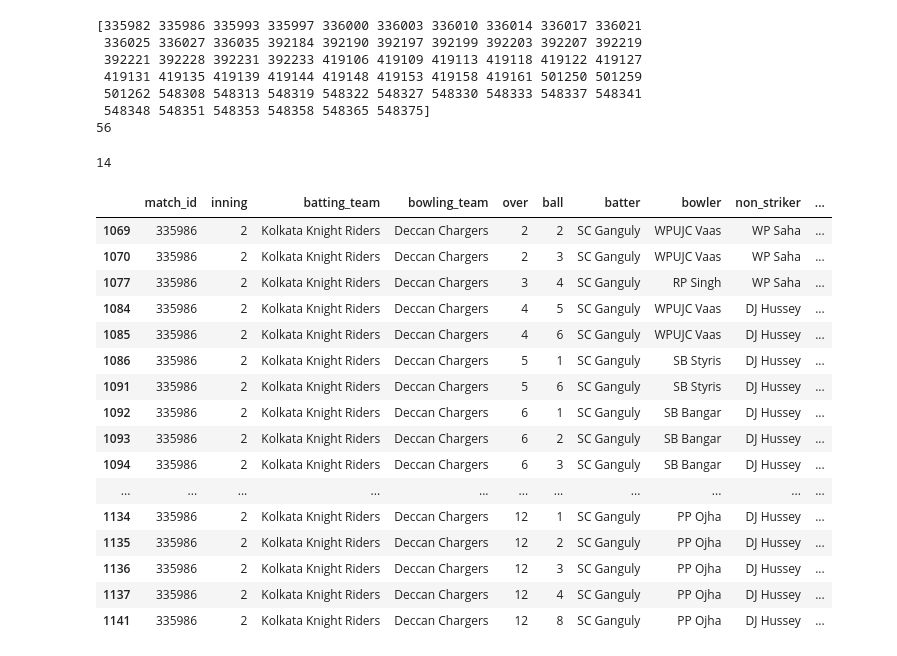
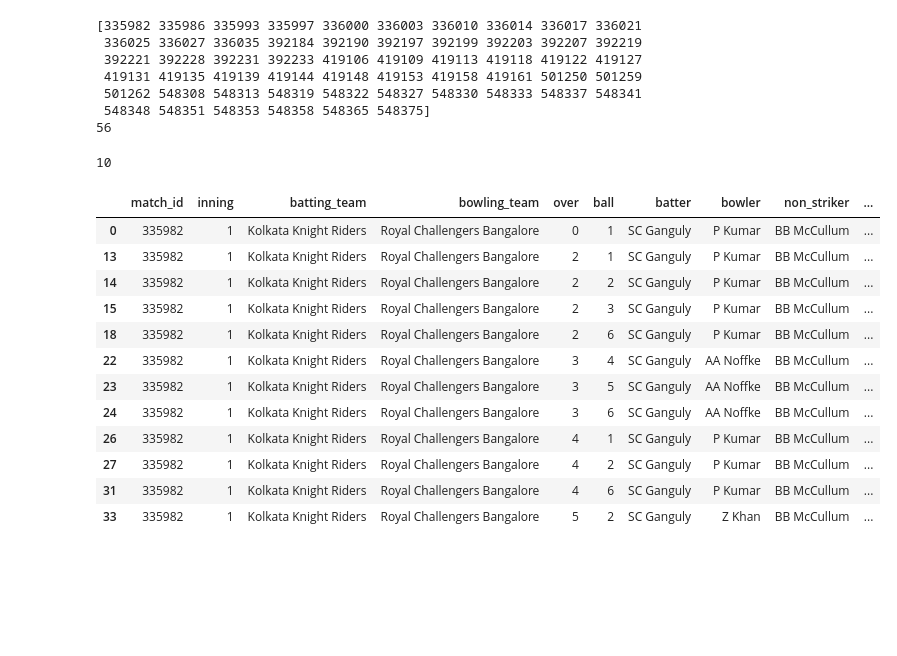
Before and after one commit to Binder101/Machine-Learning, a Jupyter notebook: IPL.ipynb, the cells around one changed output. Cells and saved outputs as stored; diff of their text form; code cells hidden in the pictures; blank space fills up the shorter version.

```diff
--- a/IPL.ipynb
+++ b/IPL.ipynb
@@ -162,26 +162,22 @@ print(len(SC_ganguly_matchIDs))
 56
 # %%
 #for i in range(len(SC_ganguly_matchIDs)):
-SC_ganguly_batting_match_1 = SC_ganguly_batting_stats[SC_ganguly_batting_stats['match_id'] == SC_ganguly_matchIDs[1]]
+SC_ganguly_batting_match_1 = SC_ganguly_batting_stats[SC_ganguly_batting_stats['match_id'] == SC_ganguly_matchIDs[0]]
 total_runs = SC_ganguly_batting_match_1['batsman_runs'].sum()
 print(total_runs)
 SC_ganguly_batting_match_1
 # %% [output]
-14
+10
 |  | match_id | inning | batting_team | bowling_team | over | ball | batter | bowler | non_striker | ... |
-| 1069 | 335986 | 2 | Kolkata Knight Riders | Deccan Chargers | 2 | 2 | SC Ganguly | WPUJC Vaas | WP Saha | ... |
-| 1070 | 335986 | 2 | Kolkata Knight Riders | Deccan Chargers | 2 | 3 | SC Ganguly | WPUJC Vaas | WP Saha | ... |
-| 1077 | 335986 | 2 | Kolkata Knight Riders | Deccan Chargers | 3 | 4 | SC Ganguly | RP Singh | WP Saha | ... |
-| 1084 | 335986 | 2 | Kolkata Knight Riders | Deccan Chargers | 4 | 5 | SC Ganguly | WPUJC Vaas | DJ Hussey | ... |
-| 1085 | 335986 | 2 | Kolkata Knight Riders | Deccan Chargers | 4 | 6 | SC Ganguly | WPUJC Vaas | DJ Hussey | ... |
-| 1086 | 335986 | 2 | Kolkata Knight Riders | Deccan Chargers | 5 | 1 | SC Ganguly | SB Styris | DJ Hussey | ... |
-| 1091 | 335986 | 2 | Kolkata Knight Riders | Deccan Chargers | 5 | 6 | SC Ganguly | SB Styris | DJ Hussey | ... |
-| 1092 | 335986 | 2 | Kolkata Knight Riders | Deccan Chargers | 6 | 1 | SC Ganguly | SB Bangar | DJ Hussey | ... |
-| 1093 | 335986 | 2 | Kolkata Knight Riders | Deccan Chargers | 6 | 2 | SC Ganguly | SB Bangar | DJ Hussey | ... |
-| 1094 | 335986 | 2 | Kolkata Knight Riders | Deccan Chargers | 6 | 3 | SC Ganguly | SB Bangar | DJ Hussey | ... |
-| ... | ... | ... | ... | ... | ... | ... | ... | ... | ... | ... |
-| 1134 | 335986 | 2 | Kolkata Knight Riders | Deccan Chargers | 12 | 1 | SC Ganguly | PP Ojha | DJ Hussey | ... |
-| 1135 | 335986 | 2 | Kolkata Knight Riders | Deccan Chargers | 12 | 2 | SC Ganguly | PP Ojha | DJ Hussey | ... |
-| 1136 | 335986 | 2 | Kolkata Knight Riders | Deccan Chargers | 12 | 3 | SC Ganguly | PP Ojha | DJ Hussey | ... |
-| 1137 | 335986 | 2 | Kolkata Knight Riders | Deccan Chargers | 12 | 4 | SC Ganguly | PP Ojha | DJ Hussey | ... |
-| 1141 | 335986 | 2 | Kolkata Knight Riders | Deccan Chargers | 12 | 8 | SC Ganguly | PP Ojha | DJ Hussey | ... |
+| 0 | 335982 | 1 | Kolkata Knight Riders | Royal Challengers Bangalore | 0 | 1 | SC Ganguly | P Kumar | BB McCullum | ... |
+| 13 | 335982 | 1 | Kolkata Knight Riders | Royal Challengers Bangalore | 2 | 1 | SC Ganguly | P Kumar | BB McCullum | ... |
+| 14 | 335982 | 1 | Kolkata Knight Riders | Royal Challengers Bangalore | 2 | 2 | SC Ganguly | P Kumar | BB McCullum | ... |
+| 15 | 335982 | 1 | Kolkata Knight Riders | Royal Challengers Bangalore | 2 | 3 | SC Ganguly | P Kumar | BB McCullum | ... |
+| 18 | 335982 | 1 | Kolkata Knight Riders | Royal Challengers Bangalore | 2 | 6 | SC Ganguly | P Kumar | BB McCullum | ... |
+| 22 | 335982 | 1 | Kolkata Knight Riders | Royal Challengers Bangalore | 3 | 4 | SC Ganguly | AA Noffke | BB McCullum | ... |
+| 23 | 335982 | 1 | Kolkata Knight Riders | Royal Challengers Bangalore | 3 | 5 | SC Ganguly | AA Noffke | BB McCullum | ... |
+| 24 | 335982 | 1 | Kolkata Knight Riders | Royal Challengers Bangalore | 3 | 6 | SC Ganguly | AA Noffke | BB McCullum | ... |
+| 26 | 335982 | 1 | Kolkata Knight Riders | Royal Challengers Bangalore | 4 | 1 | SC Ganguly | P Kumar | BB McCullum | ... |
+| 27 | 335982 | 1 | Kolkata Knight Riders | Royal Challengers Bangalore | 4 | 2 | SC Ganguly | P Kumar | BB McCullum | ... |
+| 31 | 335982 | 1 | Kolkata Knight Riders | Royal Challengers Bangalore | 4 | 6 | SC Ganguly | P Kumar | BB McCullum | ... |
+| 33 | 335982 | 1 | Kolkata Knight Riders | Royal Challengers Bangalore | 5 | 2 | SC Ganguly | Z Khan | BB McCullum | ... |
```
Also changed, not shown: parts of 7 cells of this notebook.
